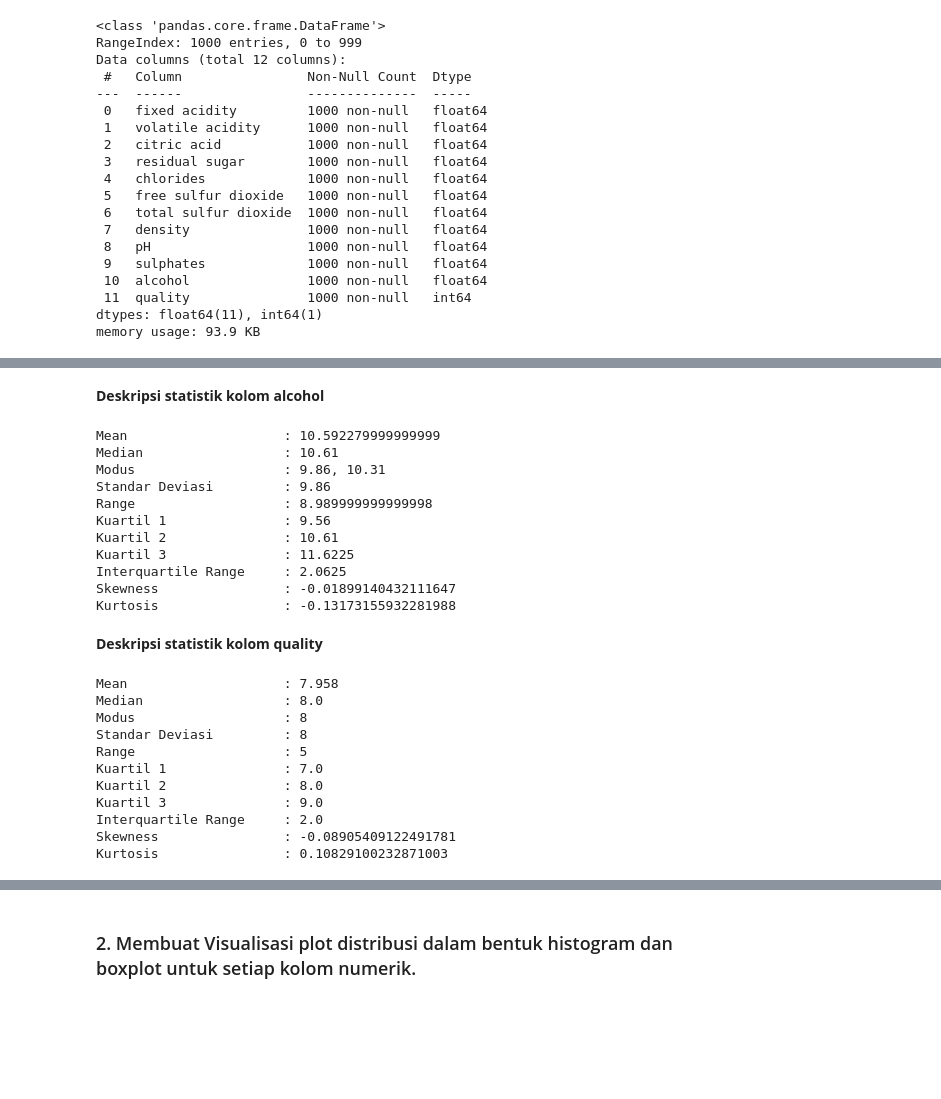
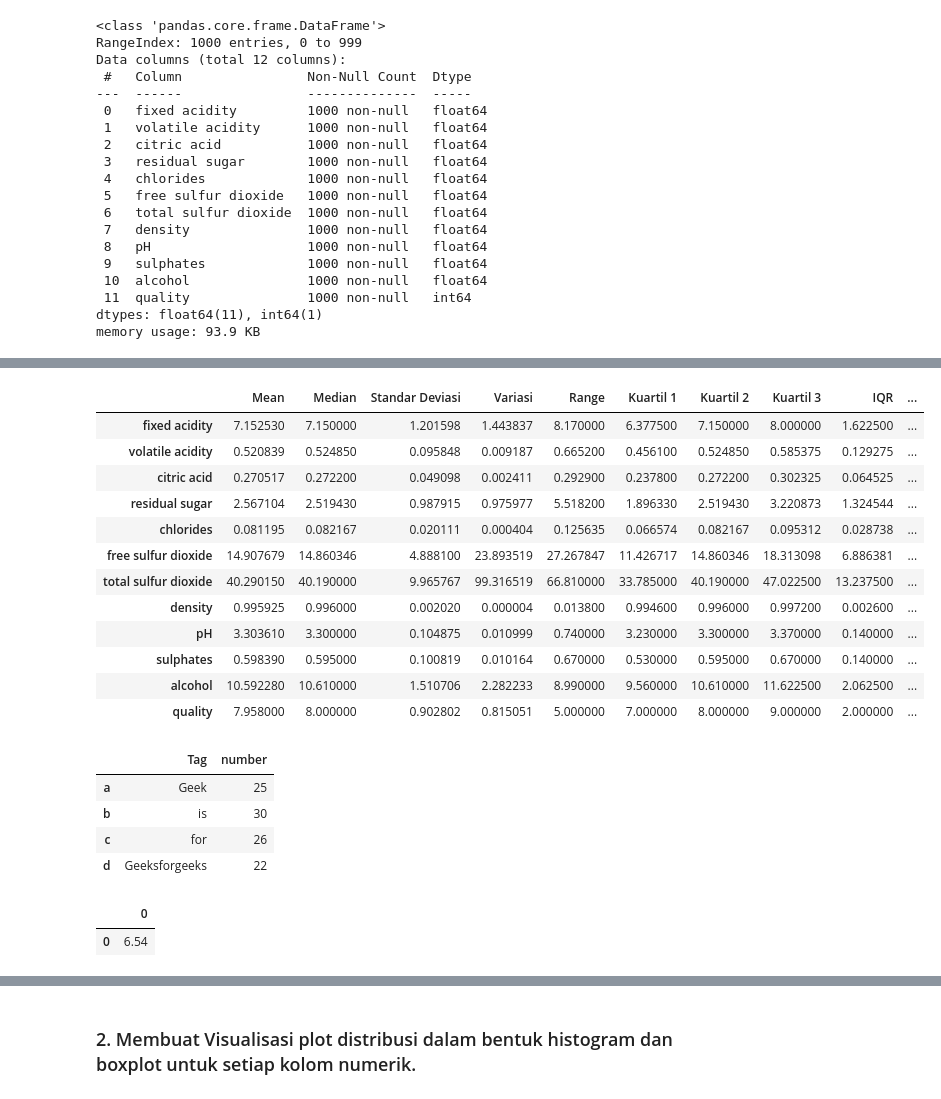
Before and after one commit to SaddamAnnais/K1-T1-IF2220-13521099, a Jupyter notebook: main.ipynb, the cells around one changed output, grey strips where cells are left out. Drawn from its saved outputs; the diff is of its cells as text; code cells hidden in the pictures; blank space fills up the shorter version.

```diff
--- a/main.ipynb
+++ b/main.ipynb
@@ -251,30 +61,42 @@ Kurtosis                : 0.06481928180859686
-# %%
-info(columns[10])
-# %% [output]
-**Deskripsi statistik kolom alcohol**
-Mean                    : 10.592279999999999
-Median                  : 10.61
-Modus                   : 9.86, 10.31
-Standar Deviasi         : 9.86
-Range                   : 8.989999999999998
-Kuartil 1               : 9.56
-Kuartil 2               : 10.61
-Kuartil 3               : 11.6225
-Interquartile Range     : 2.0625
-Skewness                : -0.01899140432111647
-Kurtosis                : -0.13173155932281988
-# %%
-info(columns[11])
-# %% [output]
-**Deskripsi statistik kolom quality**
-Mean                    : 7.958
-Median                  : 8.0
-Modus                   : 8
-Standar Deviasi         : 8
-Range                   : 5
-Kuartil 1               : 7.0
-Kuartil 2               : 8.0
-Kuartil 3               : 9.0
-Interquartile Range     : 2.0
-Skewness                : -0.08905409122491781
-Kurtosis                : 0.10829100232871003
+# %%
+display(Markdown('**Deskripsi dari setiap kolom**'))
+df=pd.DataFrame()
+df['Mean']=anggur.mean()
+df['Median']=anggur.median()
+df['Standar Deviasi']=anggur.std()
+df['Variasi']=anggur.var()
+df['Range']=anggur.max()-anggur.min()
+df['Kuartil 1']=anggur.quantile(0.25)
+df['Kuartil 2']=anggur.quantile(0.5)
+df['Kuartil 3']=anggur.quantile(0.75)
+df['IQR']=df['Kuartil 3']-df['Kuartil 1']
+df['Skewness']=anggur.skew()
+df['Kurtosis']=anggur.kurtosis()
+df
+# %% [output]
+|  | Mean | Median | Standar Deviasi | Variasi | Range | Kuartil 1 | Kuartil 2 | Kuartil 3 | IQR | ... |
+| fixed acidity | 7.152530 | 7.150000 | 1.201598 | 1.443837 | 8.170000 | 6.377500 | 7.150000 | 8.000000 | 1.622500 | ... |
+| volatile acidity | 0.520839 | 0.524850 | 0.095848 | 0.009187 | 0.665200 | 0.456100 | 0.524850 | 0.585375 | 0.129275 | ... |
+| citric acid | 0.270517 | 0.272200 | 0.049098 | 0.002411 | 0.292900 | 0.237800 | 0.272200 | 0.302325 | 0.064525 | ... |
+| residual sugar | 2.567104 | 2.519430 | 0.987915 | 0.975977 | 5.518200 | 1.896330 | 2.519430 | 3.220873 | 1.324544 | ... |
+| chlorides | 0.081195 | 0.082167 | 0.020111 | 0.000404 | 0.125635 | 0.066574 | 0.082167 | 0.095312 | 0.028738 | ... |
+| free sulfur dioxide | 14.907679 | 14.860346 | 4.888100 | 23.893519 | 27.267847 | 11.426717 | 14.860346 | 18.313098 | 6.886381 | ... |
+| total sulfur dioxide | 40.290150 | 40.190000 | 9.965767 | 99.316519 | 66.810000 | 33.785000 | 40.190000 | 47.022500 | 13.237500 | ... |
+| density | 0.995925 | 0.996000 | 0.002020 | 0.000004 | 0.013800 | 0.994600 | 0.996000 | 0.997200 | 0.002600 | ... |
+| pH | 3.303610 | 3.300000 | 0.104875 | 0.010999 | 0.740000 | 3.230000 | 3.300000 | 3.370000 | 0.140000 | ... |
+| sulphates | 0.598390 | 0.595000 | 0.100819 | 0.010164 | 0.670000 | 0.530000 | 0.595000 | 0.670000 | 0.140000 | ... |
+| alcohol | 10.592280 | 10.610000 | 1.510706 | 2.282233 | 8.990000 | 9.560000 | 10.610000 | 11.622500 | 2.062500 | ... |
+| quality | 7.958000 | 8.000000 | 0.902802 | 0.815051 | 5.000000 | 7.000000 | 8.000000 | 9.000000 | 2.000000 | ... |
+# %%
+lst = [['Geek', 25], ['is', 30],
+       ['for', 26], ['Geeksforgeeks', 22]]
+
+# creating df object with columns specified
+df = pd.DataFrame(lst, columns =['Tag', 'number'],index=['a','b','c','d'])
+df
+# %% [output]
+|  | Tag | number |
+| a | Geek | 25 |
+| b | is | 30 |
+| c | for | 26 |
+| d | Geeksforgeeks | 22 |
@@ -280,0 +112,8 @@ Kurtosis                : 0.10829100232871003
+# %%
+mode=pd.DataFrame()
+# mode['Modus'][0]=anggur[columns[0]].mode()
+anggur[columns[0]].mode().to_frame()
+# mode
+# %% [output]
+|  | 0 |
+| 0 | 6.54 |
```
Also changed, not shown: parts of 17 cells of this notebook.
